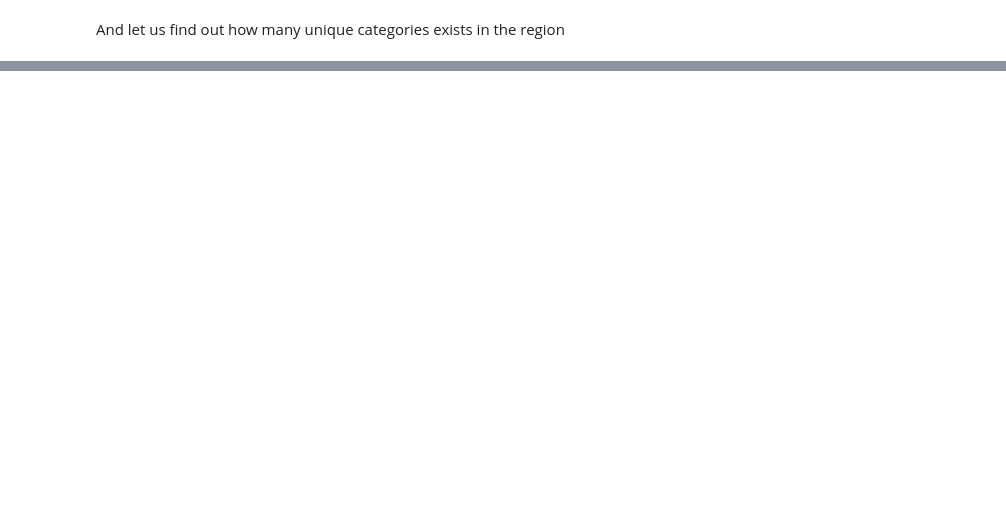
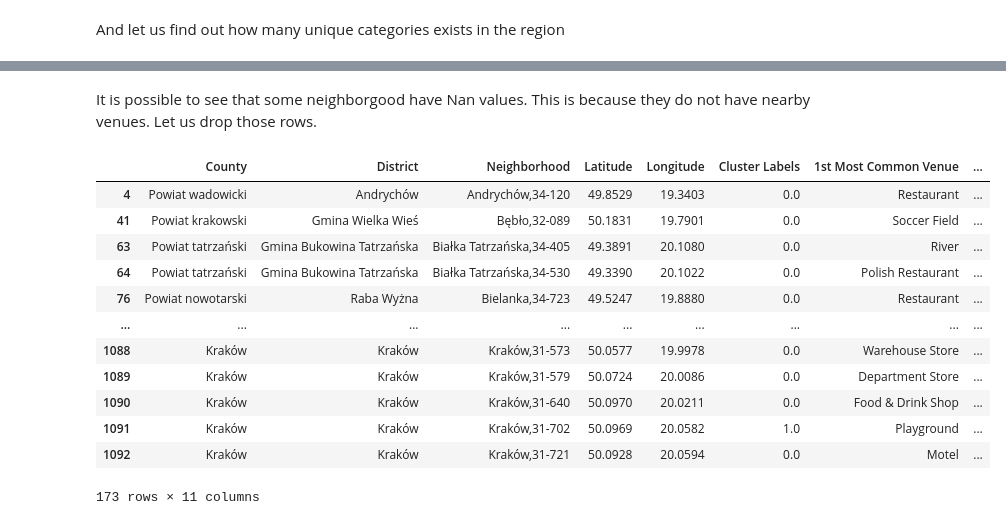
Before and after one commit to rcofrer/Coursera_Capstone, a Jupyter notebook: Off_shore_office_placement.ipynb, the cells around one changed output, grey strips where cells are left out. Cells and saved outputs as stored; diff of their text form; code cells hidden in the pictures; blank space fills up the shorter version.

```diff
--- a/Off_shore_office_placement.ipynb
+++ b/Off_shore_office_placement.ipynb
@@ -319,0 +331,7 @@ There are 211 uniques categories.
+# %%
+# function to return the top venues in a given neighborhood.
+def return_most_common_venues(row, num_top_venues):
+    row_categories = row.iloc[1:]
+    row_categories_sorted = row_categories.sort_values(ascending=False)
+
+    return row_categories_sorted.index.values[0:num_top_venues]
@@ -319,0 +396,15 @@ There are 211 uniques categories.
+# %%
+# proceed to cluster the dataset.
+kclusters  = 7
+kmeans    = KMeans(n_clusters=kclusters, random_state=0).fit(malopolska_grouped_clustering)
+# %%
+# add clustering labels
+
+neighborhoods_venues_sorted.insert(0, 'Cluster Labels', kmeans.labels_)
+
+malopolska_merged = malopolska_data
+
+# merge malopolska_grouped with malopolska_data to add latitude/longitude for each neighborhood
+malopolska_merged = malopolska_merged.join(neighborhoods_venues_sorted.set_index('Neighborhood'), on='Neighborhood')
+
+malopolska_merged.head()
@@ -319,0 +418,19 @@ There are 211 uniques categories.
+# %% [markdown]
+It is possible to see that some neighborgood have Nan values. This is because they do not have nearby venues. Let us drop those rows.
+# %%
+malopolska_merged.dropna(axis=0,inplace=True)
+malopolska_merged
+# %% [output]
+|  | County | District | Neighborhood | Latitude | Longitude | Cluster Labels | 1st Most Common Venue | ... |
+| 4 | Powiat wadowicki | Andrychów | Andrychów,34-120 | 49.8529 | 19.3403 | 0.0 | Restaurant | ... |
+| 41 | Powiat krakowski | Gmina Wielka Wieś | Bębło,32-089 | 50.1831 | 19.7901 | 0.0 | Soccer Field | ... |
+| 63 | Powiat tatrzański | Gmina Bukowina Tatrzańska | Białka Tatrzańska,34-405 | 49.3891 | 20.1080 | 0.0 | River | ... |
+| 64 | Powiat tatrzański | Gmina Bukowina Tatrzańska | Białka Tatrzańska,34-530 | 49.3390 | 20.1022 | 0.0 | Polish Restaurant | ... |
+| 76 | Powiat nowotarski | Raba Wyżna | Bielanka,34-723 | 49.5247 | 19.8880 | 0.0 | Restaurant | ... |
+| ... | ... | ... | ... | ... | ... | ... | ... | ... |
+| 1088 | Kraków | Kraków | Kraków,31-573 | 50.0577 | 19.9978 | 0.0 | Warehouse Store | ... |
+| 1089 | Kraków | Kraków | Kraków,31-579 | 50.0724 | 20.0086 | 0.0 | Department Store | ... |
+| 1090 | Kraków | Kraków | Kraków,31-640 | 50.0970 | 20.0211 | 0.0 | Food & Drink Shop | ... |
+| 1091 | Kraków | Kraków | Kraków,31-702 | 50.0969 | 20.0582 | 1.0 | Playground | ... |
+| 1092 | Kraków | Kraków | Kraków,31-721 | 50.0928 | 20.0594 | 0.0 | Motel | ... |
+173 rows × 11 columns
```
Also changed, not shown: parts of 56 cells of this notebook.
